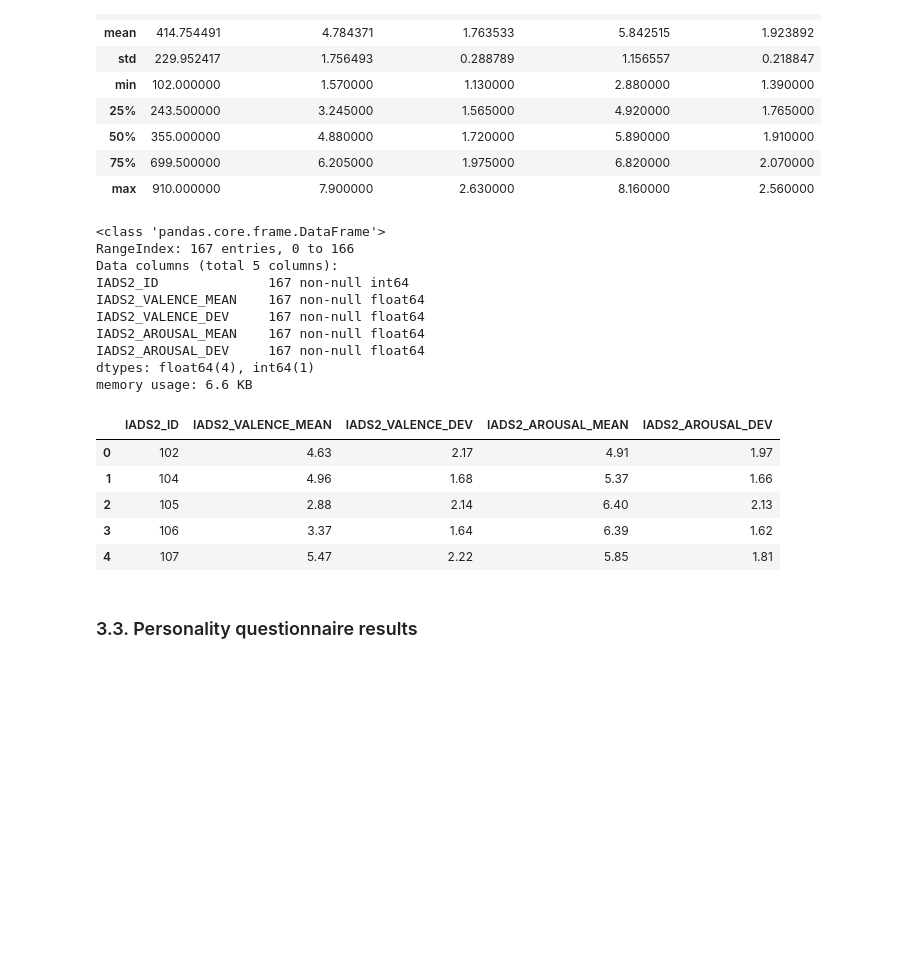
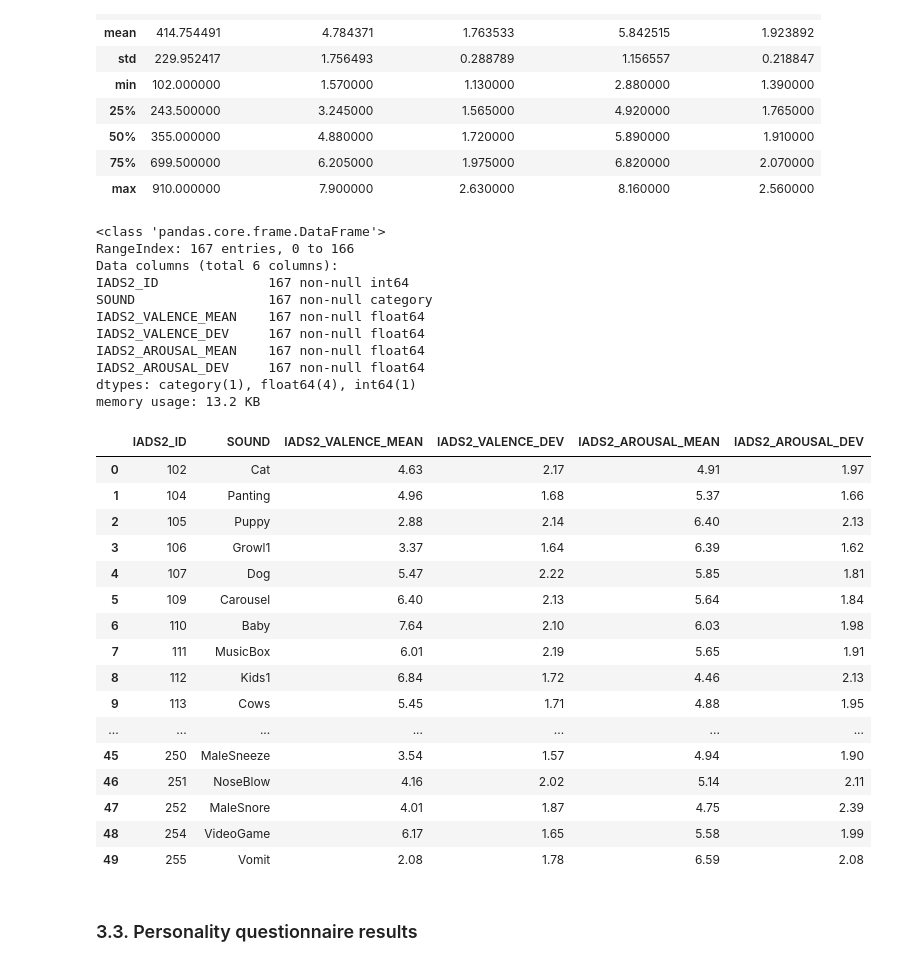
Before and after one commit to SkalskiP/ImaBoss, a Jupyter notebook: ANALYSIS_4.ipynb, the cells around one changed output. Saved outputs shown, nothing was run; the diff lists cells and outputs as text; code cells hidden in the pictures; blank space fills up the shorter version.

```diff
--- a/ANALYSIS_4.ipynb
+++ b/ANALYSIS_4.ipynb
@@ -99,6 +99,7 @@ IADS2_raw_data = pd.read_csv("./data/IADS2.csv",sep=";")
 # %%
 def preprocess_IADS2(data):
     data['IADS2_ID'] = data['Number'].astype('int')
+    data['SOUND'] = data['Sound']
     data['IADS2_VALENCE_MEAN'] = data['ValenceMean'].astype(float)
     data['IADS2_VALENCE_DEV'] = data['ValenceSD'].astype(float)
     data['IADS2_AROUSAL_MEAN'] = data['ArousalMean'].astype(float)
@@ -123,23 +124,35 @@ IADS2.info()
 # %% [output]
 <class 'pandas.core.frame.DataFrame'>
 RangeIndex: 167 entries, 0 to 166
-Data columns (total 5 columns):
+Data columns (total 6 columns):
 IADS2_ID              167 non-null int64
+SOUND                 167 non-null category
 IADS2_VALENCE_MEAN    167 non-null float64
 IADS2_VALENCE_DEV     167 non-null float64
 IADS2_AROUSAL_MEAN    167 non-null float64
 IADS2_AROUSAL_DEV     167 non-null float64
-dtypes: float64(4), int64(1)
-memory usage: 6.6 KB
+dtypes: category(1), float64(4), int64(1)
+memory usage: 13.2 KB
 # %%
-IADS2.head()
+IADS2.head(50)
 # %% [output]
-|  | IADS2_ID | IADS2_VALENCE_MEAN | IADS2_VALENCE_DEV | IADS2_AROUSAL_MEAN | IADS2_AROUSAL_DEV |
-| 0 | 102 | 4.63 | 2.17 | 4.91 | 1.97 |
-| 1 | 104 | 4.96 | 1.68 | 5.37 | 1.66 |
-| 2 | 105 | 2.88 | 2.14 | 6.40 | 2.13 |
-| 3 | 106 | 3.37 | 1.64 | 6.39 | 1.62 |
-| 4 | 107 | 5.47 | 2.22 | 5.85 | 1.81 |
+|  | IADS2_ID | SOUND | IADS2_VALENCE_MEAN | IADS2_VALENCE_DEV | IADS2_AROUSAL_MEAN | IADS2_AROUSAL_DEV |
+| 0 | 102 | Cat | 4.63 | 2.17 | 4.91 | 1.97 |
+| 1 | 104 | Panting | 4.96 | 1.68 | 5.37 | 1.66 |
+| 2 | 105 | Puppy | 2.88 | 2.14 | 6.40 | 2.13 |
+| 3 | 106 | Growl1 | 3.37 | 1.64 | 6.39 | 1.62 |
+| 4 | 107 | Dog | 5.47 | 2.22 | 5.85 | 1.81 |
+| 5 | 109 | Carousel | 6.40 | 2.13 | 5.64 | 1.84 |
+| 6 | 110 | Baby | 7.64 | 2.10 | 6.03 | 1.98 |
+| 7 | 111 | MusicBox | 6.01 | 2.19 | 5.65 | 1.91 |
+| 8 | 112 | Kids1 | 6.84 | 1.72 | 4.46 | 2.13 |
+| 9 | 113 | Cows | 5.45 | 1.71 | 4.88 | 1.95 |
+| ... | ... | ... | ... | ... | ... | ... |
+| 45 | 250 | MaleSneeze | 3.54 | 1.57 | 4.94 | 1.90 |
+| 46 | 251 | NoseBlow | 4.16 | 2.02 | 5.14 | 2.11 |
+| 47 | 252 | MaleSnore | 4.01 | 1.87 | 4.75 | 2.39 |
+| 48 | 254 | VideoGame | 6.17 | 1.65 | 5.58 | 1.99 |
+| 49 | 255 | Vomit | 2.08 | 1.78 | 6.59 | 2.08 |
 # %% [markdown]
 ### 3.3. Personality questionnaire results
 # %%
```
Also changed, not shown: parts of 25 cells of this notebook.
